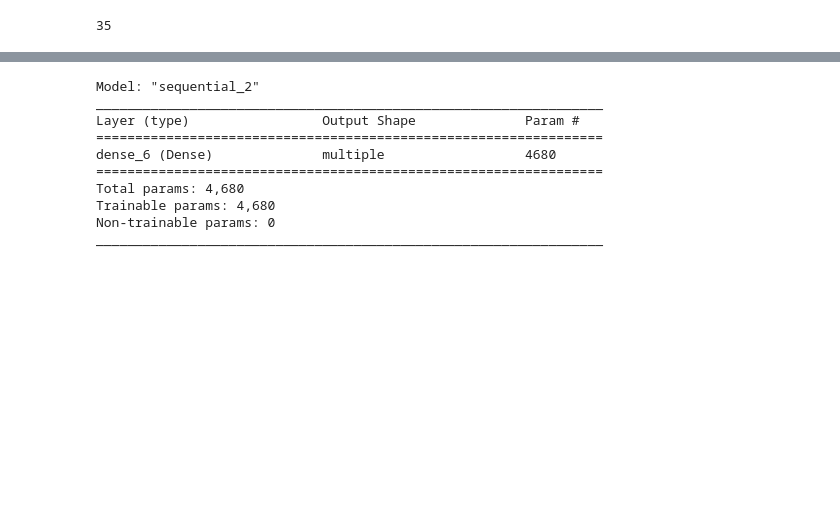
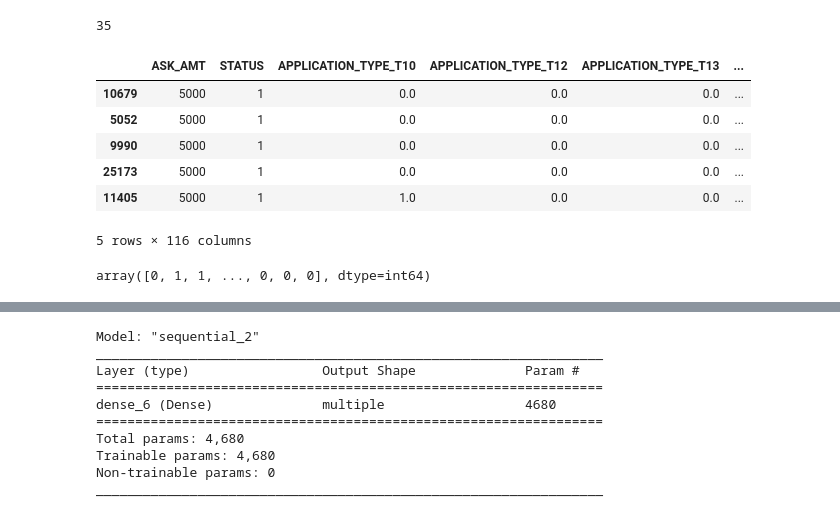
Before and after one commit to MuayThaiLegz/module_13, a Jupyter notebook: venture_funding_with_deep_learning_com.ipynb, the cells around one changed output, grey strips where cells are left out. Cells and saved outputs as stored; diff of their text form; code cells hidden in the pictures; blank space fills up the shorter version.

```diff
--- a/venture_funding_with_deep_learning_com.ipynb
+++ b/venture_funding_with_deep_learning_com.ipynb
@@ -555,6 +563,20 @@ nn_A2.add(Dense(units=number_output_neurons_A2, activation="linear"))
 # Compile the model
 # YOUR CODE HERE
 nn_A2.compile(loss="mean_squared_error", optimizer="adam", metrics=["mse"])
+# %%
+X_train.head()
+# %% [output]
+|  | ASK_AMT | STATUS | APPLICATION_TYPE_T10 | APPLICATION_TYPE_T12 | APPLICATION_TYPE_T13 | ... |
+| 10679 | 5000 | 1 | 0.0 | 0.0 | 0.0 | ... |
+| 5052 | 5000 | 1 | 0.0 | 0.0 | 0.0 | ... |
+| 9990 | 5000 | 1 | 0.0 | 0.0 | 0.0 | ... |
+| 25173 | 5000 | 1 | 0.0 | 0.0 | 0.0 | ... |
+| 11405 | 5000 | 1 | 1.0 | 0.0 | 0.0 | ... |
+5 rows × 116 columns
+# %%
+y_train.values
+# %% [output]
+array([0, 1, 1, ..., 0, 0, 0], dtype=int64)
 # %%
 # Fit the model
 # YOUR CODE HERE
```
Also changed, not shown: parts of 15 cells of this notebook.
